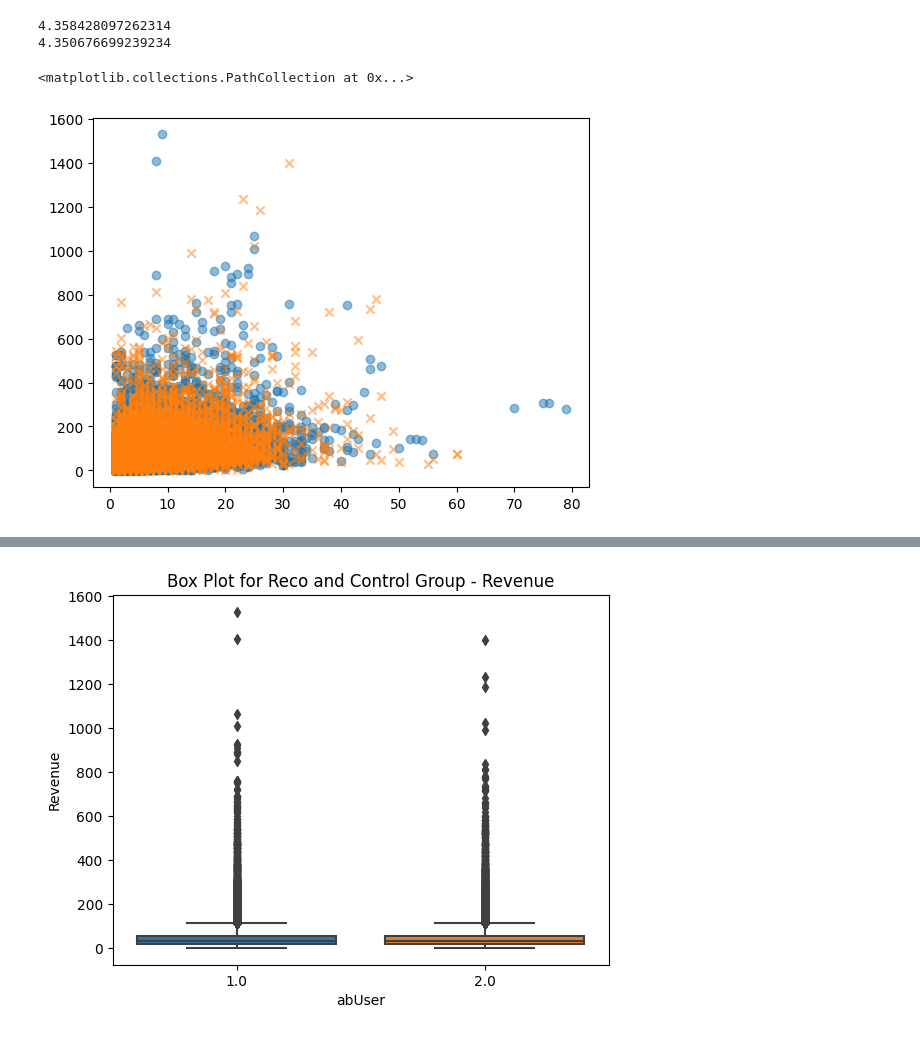
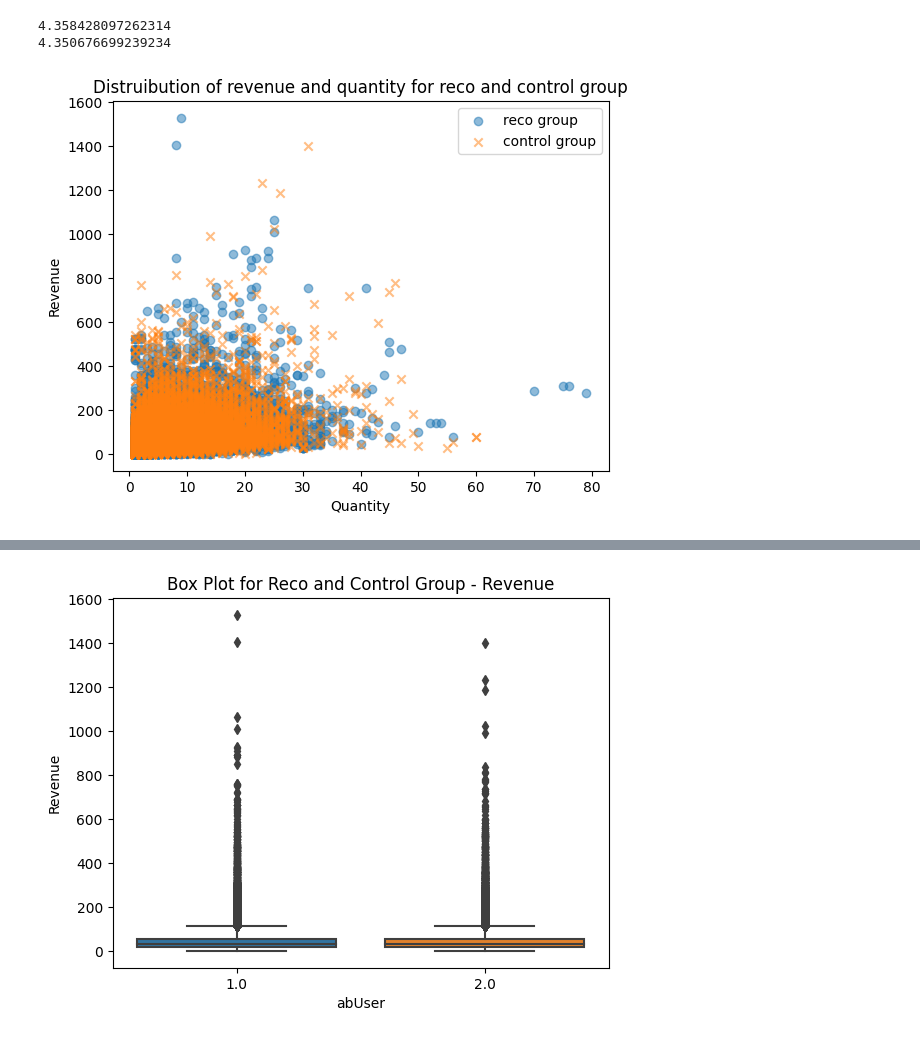
Before and after one commit to KlaraMartinaskova/notino, a Jupyter notebook: development_file.ipynb, the cells around one changed output, grey strips where cells are left out. Saved outputs shown, nothing was run; the diff lists cells and outputs as text; code cells hidden in the pictures.

```diff
--- a/development_file.ipynb
+++ b/development_file.ipynb
@@ -446,6 +434,10 @@ print(ceontrol_quantity_mean)
 # %%
 plt.scatter(df_join_without_outliers['quantity'][df_join_without_outliers['abUser']==1], df_join_without_outliers['revenue'][df_join_without_outliers['abUser']==1], alpha=0.5, marker='o')
 plt.scatter(df_join_without_outliers['quantity'][df_join_without_outliers['abUser']==2], df_join_without_outliers['revenue'][df_join_without_outliers['abUser']==2], alpha=0.5, marker = "x")
+plt.xlabel('Quantity')
+plt.ylabel('Revenue')
+plt.legend(['reco group', 'control group'])
+plt.title('Distruibution of revenue and quantity for reco and control group')
+plt.show()
 # %% [output]
-<matplotlib.collections.PathCollection at 0x...>
-[figure, old version]
+[figure, new version]
```
Also changed, not shown: parts of 5 cells of this notebook, 1 other file.
